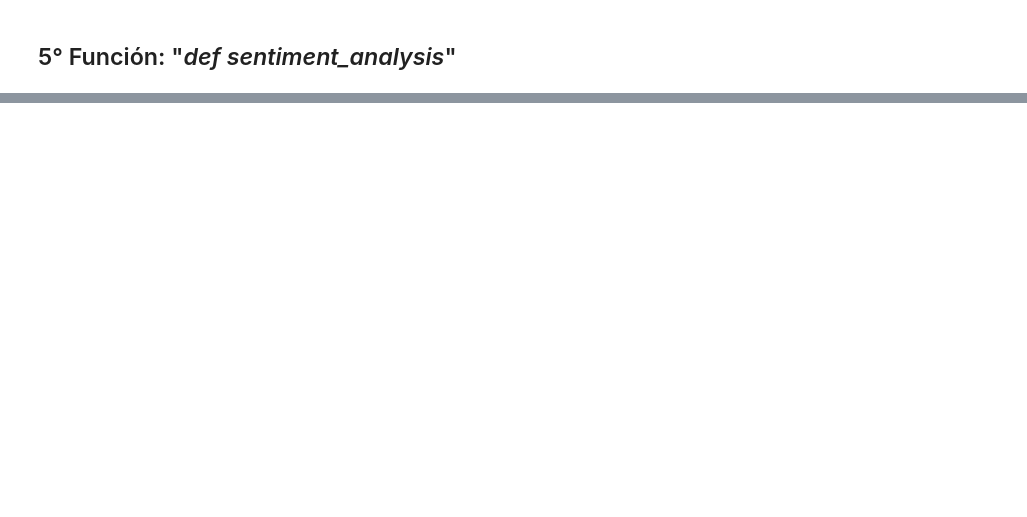
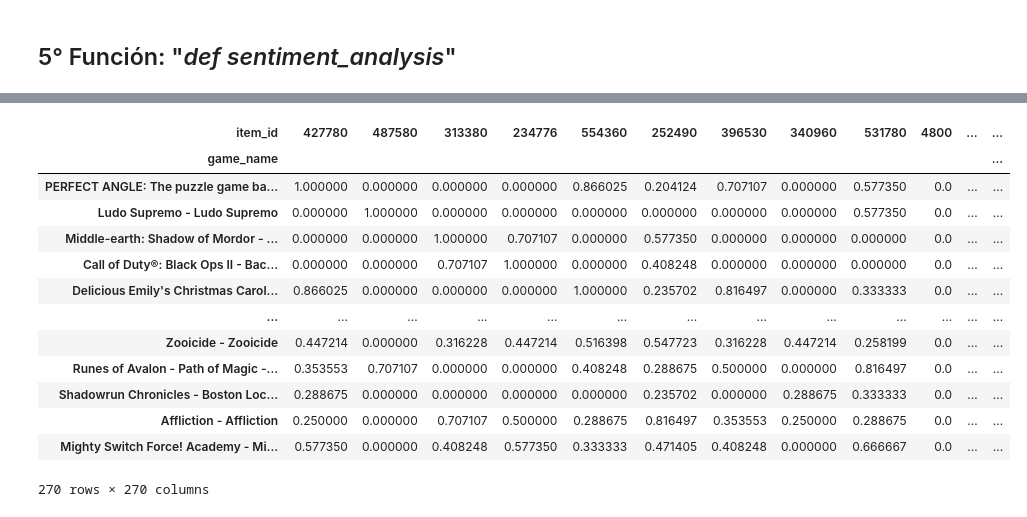
Before and after one commit to ignita22/1-PI_MLOPs, a Jupyter notebook: ETL-EDA-FUNCIONES.ipynb, the cells around one changed output, grey strips where cells are left out. Saved outputs shown, nothing was run; the diff lists cells and outputs as text; code cells hidden in the pictures; blank space fills up the shorter version.

```diff
--- a/ETL-EDA.ipynb
+++ b/ETL-EDA-FUNCIONES.ipynb
@@ -1045,0 +1074,3 @@ print(resultado)
+# %%
+# Dividir los valores separados por comas en columnas individuales
+split_genres = df_games['genres'].str.get_dummies(',')
@@ -1045,0 +1094,3 @@ print(resultado)
+# %%
+Similitud_coseno = cosine_similarity(split_genres.values)
+Similitud_coseno
@@ -1045,0 +1111,3 @@ print(resultado)
+# %%
+# Convierto el array en un Dataframe:
+df_simil_coseno = pd.DataFrame(Similitud_coseno, index = split_genres.index, columns = split_genres.index)
@@ -1045,0 +1131,20 @@ print(resultado)
+# %%
+# Ahora cambio los nombres de los juegos por sus respectivos ID:
+df_simil_coseno.columns = df_games["item_id"]
+# %%
+df_simil_coseno
+# %% [output]
+| item_id | 427780 | 487580 | 313380 | 234776 | 554360 | 252490 | 396530 | 340960 | 531780 | 4800 | ... | ... |
+| game_name |  |  |  |  |  |  |  |  |  |  |  | ... |
+| PERFECT ANGLE: The puzzle game ba... | 1.000000 | 0.000000 | 0.000000 | 0.000000 | 0.866025 | 0.204124 | 0.707107 | 0.000000 | 0.577350 | 0.0 | ... | ... |
+| Ludo Supremo - Ludo Supremo | 0.000000 | 1.000000 | 0.000000 | 0.000000 | 0.000000 | 0.000000 | 0.000000 | 0.000000 | 0.577350 | 0.0 | ... | ... |
+| Middle-earth: Shadow of Mordor - ... | 0.000000 | 0.000000 | 1.000000 | 0.707107 | 0.000000 | 0.577350 | 0.000000 | 0.000000 | 0.000000 | 0.0 | ... | ... |
+| Call of Duty®: Black Ops II - Bac... | 0.000000 | 0.000000 | 0.707107 | 1.000000 | 0.000000 | 0.408248 | 0.000000 | 0.000000 | 0.000000 | 0.0 | ... | ... |
+| Delicious Emily's Christmas Carol... | 0.866025 | 0.000000 | 0.000000 | 0.000000 | 1.000000 | 0.235702 | 0.816497 | 0.000000 | 0.333333 | 0.0 | ... | ... |
+| ... | ... | ... | ... | ... | ... | ... | ... | ... | ... | ... | ... | ... |
+| Zooicide - Zooicide | 0.447214 | 0.000000 | 0.316228 | 0.447214 | 0.516398 | 0.547723 | 0.316228 | 0.447214 | 0.258199 | 0.0 | ... | ... |
+| Runes of Avalon - Path of Magic -... | 0.353553 | 0.707107 | 0.000000 | 0.000000 | 0.408248 | 0.288675 | 0.500000 | 0.000000 | 0.816497 | 0.0 | ... | ... |
+| Shadowrun Chronicles - Boston Loc... | 0.288675 | 0.000000 | 0.000000 | 0.000000 | 0.000000 | 0.235702 | 0.000000 | 0.288675 | 0.333333 | 0.0 | ... | ... |
+| Affliction - Affliction | 0.250000 | 0.000000 | 0.707107 | 0.500000 | 0.288675 | 0.816497 | 0.353553 | 0.250000 | 0.288675 | 0.0 | ... | ... |
+| Mighty Switch Force! Academy - Mi... | 0.577350 | 0.000000 | 0.408248 | 0.577350 | 0.333333 | 0.471405 | 0.408248 | 0.000000 | 0.666667 | 0.0 | ... | ... |
+270 rows × 270 columns
```
Also changed, not shown: parts of 22 cells of this notebook, 2 other files.
